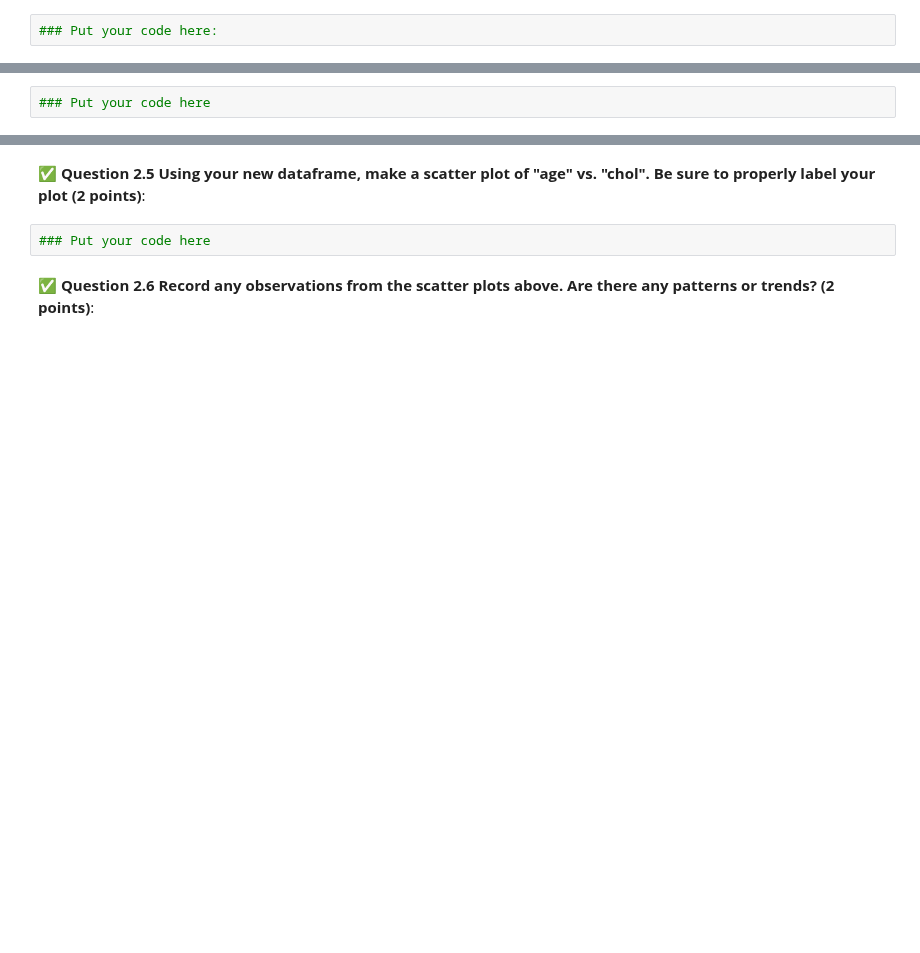
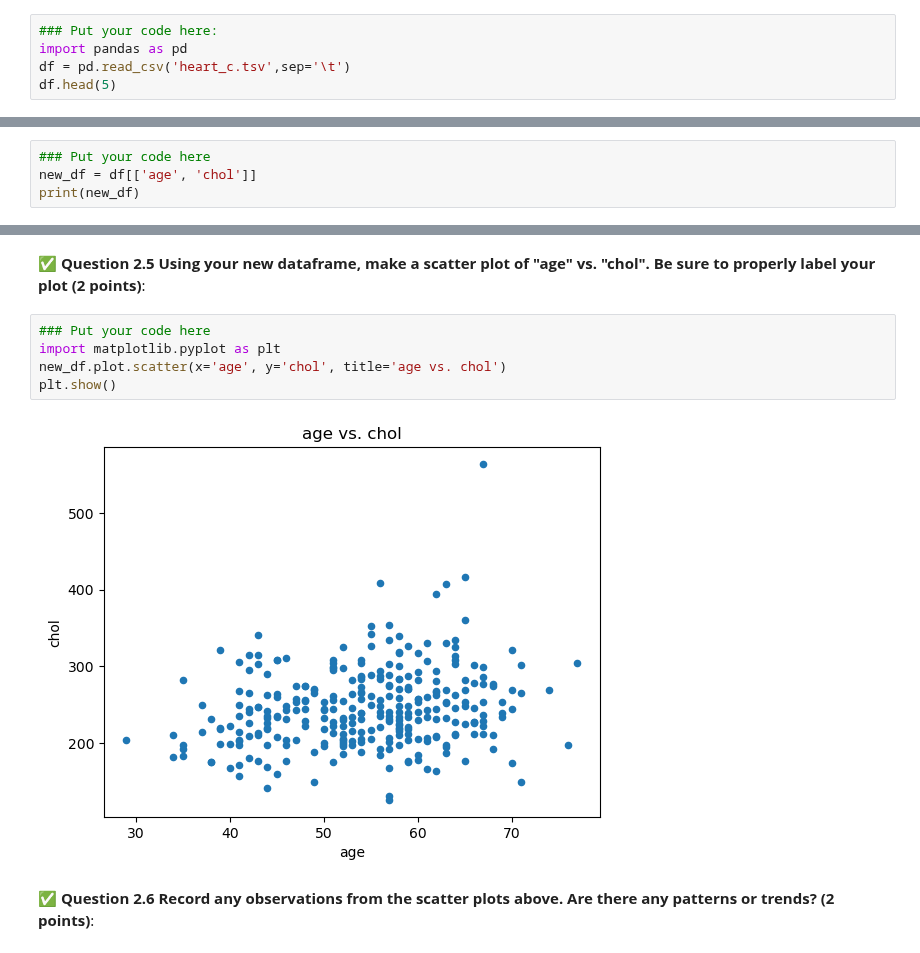
Before and after one commit to rabiam31/CMSE202, a Jupyter notebook: CMSE202-Midterm-Section001-STUDENT.ipynb, the cells around one changed output, grey strips where cells are left out. Drawn from its saved outputs; the diff is of its cells as text; blank space fills up the shorter version.

```diff
--- a/CMSE202-Midterm-Section001-STUDENT.ipynb
+++ b/CMSE202-Midterm-Section001-STUDENT.ipynb
@@ -62,3 +64,6 @@ git log midterm
 &#9989; **Question 2.1 Read in the "heart_c.tsv" data file and then display the first five rows of the dataset. (3 points)**:
 # %%
 ### Put your code here:
+import pandas as pd
+df = pd.read_csv('heart_c.tsv',sep='\t')
+df.head(5)
@@ -76,3 +116,5 @@ git log midterm
 &#9989; **Question 2.4 create a new data frame containing just the "age" and "chol" features (2 points)**:
 # %%
 ### Put your code here
+new_df = df[['age', 'chol']]
+print(new_df)
@@ -80,6 +137,11 @@ git log midterm
 &#9989; **Question 2.5 Using your new dataframe, make a scatter plot of "age" vs. "chol". Be sure to properly label your plot (2 points)**:
 # %%
 ### Put your code here
+import matplotlib.pyplot as plt
+new_df.plot.scatter(x='age', y='chol', title='age vs. chol')
+plt.show()
+# %% [output]
+[figure, added]
 # %% [markdown]
 &#9989; **Question 2.6 Record any observations from the scatter plots above. Are there any patterns or trends? (2 points)**:
 # %% [markdown]
```
Also changed, not shown: parts of 5 cells of this notebook.
